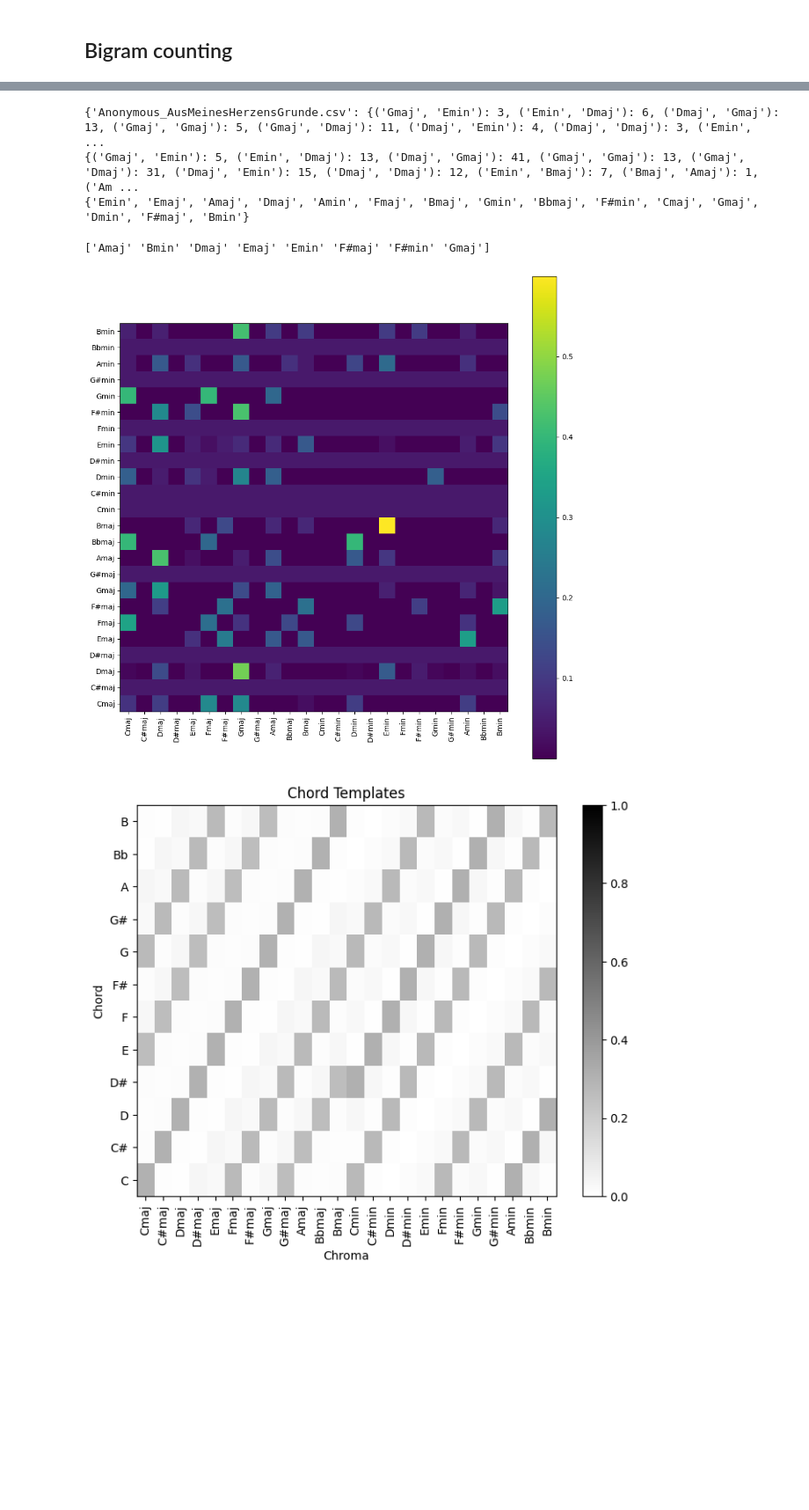
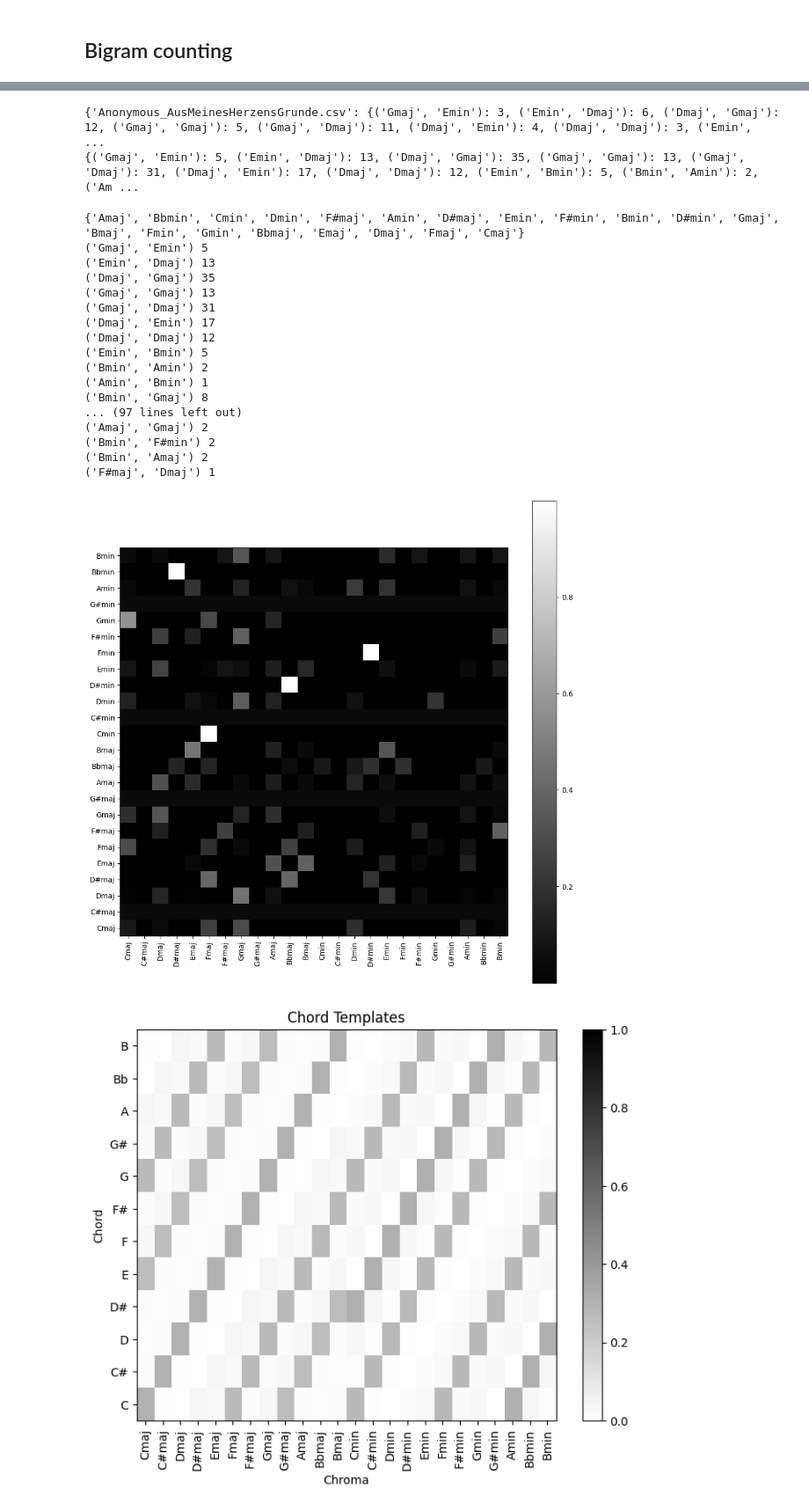
Before and after one commit to Kiro-V/Chord-Recognition, a Jupyter notebook: hmm.ipynb, the cells around one changed output, grey strips where cells are left out. Shown: that part at 88% size. Cells and saved outputs as stored; diff of their text form; code cells hidden in the pictures; blank space fills up the shorter version.

Commit message:
more dataset, minor fix to import function

```diff
--- a/hmm.ipynb
+++ b/hmm.ipynb
@@ -33,10 +58,10 @@ def load_chord_labels(file_path):
     return chord_labels
 # %%
 # Load dataset
-file_path = 'dataset/Anonymous_AusMeinesHerzensGrunde.csv'
+file_path = 'dataset/Beatles_Chains.csv'
 
 # Load the chord labels
-chord_labels = load_chord_labels(file_path)
+chord_labels = load_chord_labels(file_path, sep=' ')
 print(chord_labels['chord'])
 
 # Simplify the chord labels to [<root> <maj/min>]
@@ -44,9 +69,9 @@ print(chord_labels['chord'])
 # <dim>, <min> -> <min>
 # all others -> <maj>
 def simplify_chords(chord):
-    if chord[1] == 'maj' or chord[1] == 'sus':
+    if 'maj' in chord[1] or 'sus' in chord[1]:
         return chord[0] + 'maj'
-    elif chord[1] == 'dim' or chord[1] == 'min':
+    elif 'dim' or 'min' in chord[1]:
         return chord[0] + 'min'
     else:
         return chord[0] + 'maj'
@@ -107,18 +130,26 @@ print(bigram_counts)
 # For each dataset, load the chord labels, simplify the chord labels, and count the bigrams
 # Create a dictionary to store the bigram counts
 bigram_counts = {}
-uniquie_chords = set()
+unique_chords = set()
 
 # Loop through the dataset
 for file in os.listdir('dataset'):
     # Load the chord labels
-    chord_labels = load_chord_labels('dataset/' + file)
+    if 'whitespace' in file:
+        chord_labels = load_chord_labels('dataset/' + file, sep=' ')
+    else:
+        # continue
+        chord_labels = load_chord_labels('dataset/' + file)
 
     # Simplify the chord labels
     chord_labels['chord'] = chord_labels['chord'].apply(lambda x : simplify_chords(x))
 
+    # Enharmoic compensation
+    chord_labels['chord'] = chord_labels['chord'].apply(lambda x: enharmonic_compensation(x))
+    debug = chord_labels['chord']
+
     # Update the set of unique chords
-    uniquie_chords.update(chord_labels['chord'])
+    unique_chords.update(chord_labels['chord'])
 
     # Create an array listing chord progression according to the chord labels
     array_chords = chord_labels['chord'].to_numpy()
@@ -138,45 +169,59 @@ for bigram_count in bigram_counts.values():
             bigram_counts_all[bigram] = count
 
 print(bigram_counts_all)
-print(uniquie_chords)
 # %% [output]
-{'Anonymous_AusMeinesHerzensGrunde.csv': {('Gmaj', 'Emin'): 3, ('Emin', 'Dmaj'): 6, ('Dmaj', 'Gmaj'): 13, ('Gmaj', 'Gmaj'): 5, ('Gmaj', 'Dmaj'): 11, ('Dmaj', 'Emin'): 4, ('Dmaj', 'Dmaj'): 3, ('Emin',  ...
-{('Gmaj', 'Emin'): 5, ('Emin', 'Dmaj'): 13, ('Dmaj', 'Gmaj'): 41, ('Gmaj', 'Gmaj'): 13, ('Gmaj', 'Dmaj'): 31, ('Dmaj', 'Emin'): 15, ('Dmaj', 'Dmaj'): 12, ('Emin', 'Bmaj'): 7, ('Bmaj', 'Amaj'): 1, ('Am ...
-{'Emin', 'Emaj', 'Amaj', 'Dmaj', 'Amin', 'Fmaj', 'Bmaj', 'Gmin', 'Bbmaj', 'F#min', 'Cmaj', 'Gmaj', 'Dmin', 'F#maj', 'Bmin'}
+{'Anonymous_AusMeinesHerzensGrunde.csv': {('Gmaj', 'Emin'): 3, ('Emin', 'Dmaj'): 6, ('Dmaj', 'Gmaj'): 12, ('Gmaj', 'Gmaj'): 5, ('Gmaj', 'Dmaj'): 11, ('Dmaj', 'Emin'): 4, ('Dmaj', 'Dmaj'): 3, ('Emin',  ...
+{('Gmaj', 'Emin'): 5, ('Emin', 'Dmaj'): 13, ('Dmaj', 'Gmaj'): 35, ('Gmaj', 'Gmaj'): 13, ('Gmaj', 'Dmaj'): 31, ('Dmaj', 'Emin'): 17, ('Dmaj', 'Dmaj'): 12, ('Emin', 'Bmin'): 5, ('Bmin', 'Amin'): 2, ('Am ...
 # %%
 # Baum-Welch algorithm
 # Create a list of unique chords
-unique_chords = np.unique(array_chords)
 print(unique_chords)
 
 # Codebook that maps each chord to an index
 chord_24 = ['Cmaj', 'C#maj', 'Dmaj', 'D#maj', 'Emaj', 'Fmaj', 'F#maj', 'Gmaj', 'G#maj', 'Amaj', 'Bbmaj', 'Bmaj', 'Cmin', 'C#min', 'Dmin', 'D#min', 'Emin', 'Fmin', 'F#min', 'Gmin', 'G#min', 'Amin', 'Bbmin', 'Bmin']
 
 codebook = {chord: i for i, chord in enumerate(chord_24)}
 
 # Create a transition matrix
 # Initialize the transition matrix with epsilon to avoid zero probabilities
 A = np.ones((24, 24)) * 1e-6
 
 # Loop through the bigram_counts_all to populate the transition matrix
 for bigram, count in bigram_counts_all.items():
+    print(bigram, count)
     i = codebook[bigram[0]]
     j = codebook[bigram[1]]
     A[i, j] = count
 
 # Normalize the transition matrix
 A = A / np.sum(A, axis=1)[:, np.newaxis]
 
 # Plot the transition matrix
 plt.figure(figsize=(12, 12))
-plt.imshow(A, origin='lower')
+plt.imshow(A, origin='lower', cmap='gray')
 plt.colorbar()
 plt.xticks(np.arange(24), chord_24, rotation=90)
 plt.yticks(np.arange(24), chord_24)
 plt.show()
 # %% [output]
-['Amaj' 'Bmin' 'Dmaj' 'Emaj' 'Emin' 'F#maj' 'F#min' 'Gmaj']
+{'Amaj', 'Bbmin', 'Cmin', 'Dmin', 'F#maj', 'Amin', 'D#maj', 'Emin', 'F#min', 'Bmin', 'D#min', 'Gmaj', 'Bmaj', 'Fmin', 'Gmin', 'Bbmaj', 'Emaj', 'Dmaj', 'Fmaj', 'Cmaj'}
+('Gmaj', 'Emin') 5
+('Emin', 'Dmaj') 13
+('Dmaj', 'Gmaj') 35
+('Gmaj', 'Gmaj') 13
+('Gmaj', 'Dmaj') 31
+('Dmaj', 'Emin') 17
+('Dmaj', 'Dmaj') 12
+('Emin', 'Bmin') 5
+('Bmin', 'Amin') 2
+('Amin', 'Bmin') 1
+('Bmin', 'Gmaj') 8
+... (97 lines left out)
+('Amaj', 'Gmaj') 2
+('Bmin', 'F#min') 2
+('Bmin', 'Amaj') 2
+('F#maj', 'Dmaj') 1
-[figure, old version]
+[figure, new version]
 # %%
 def generate_sequence_hmm(N, A, C, B, details=False):
     """Generate observation and state sequence from given HMM
```
Also changed, not shown: parts of 3 cells of this notebook, 2 other files.
